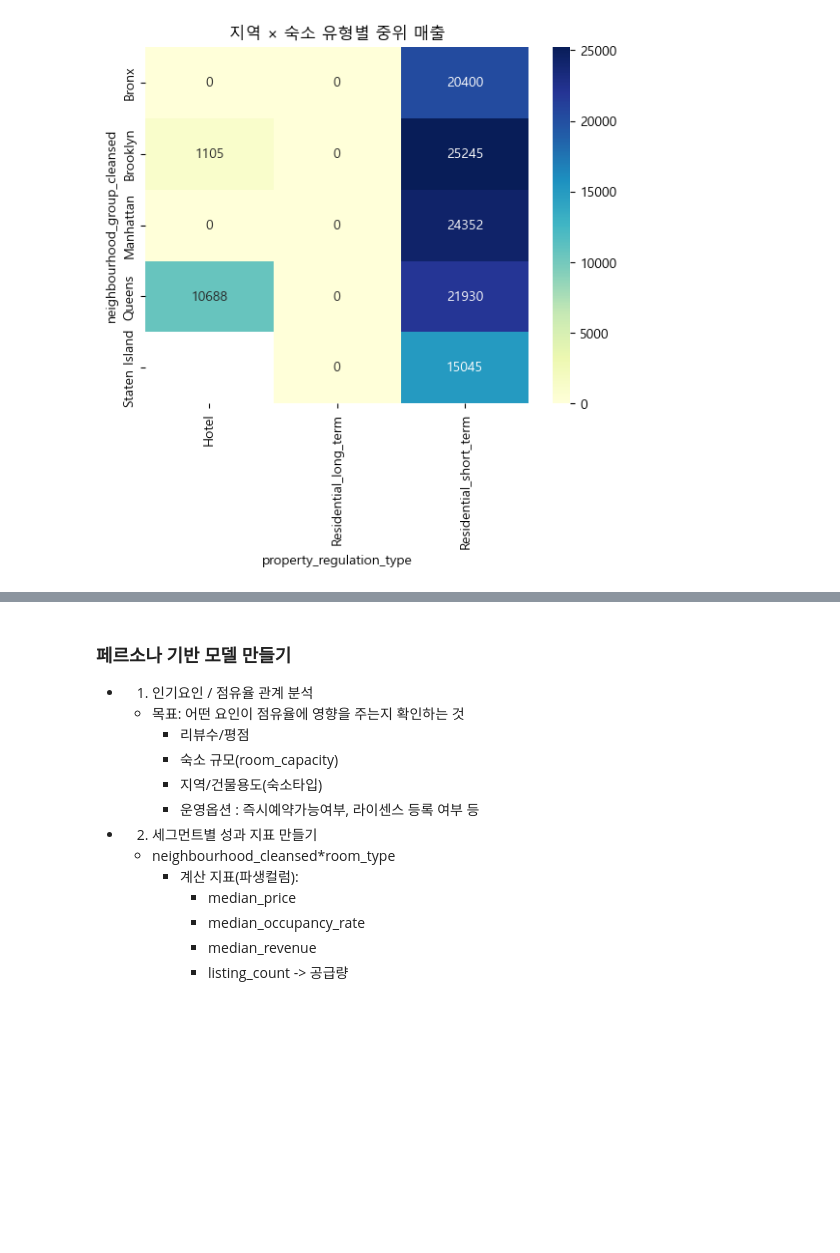
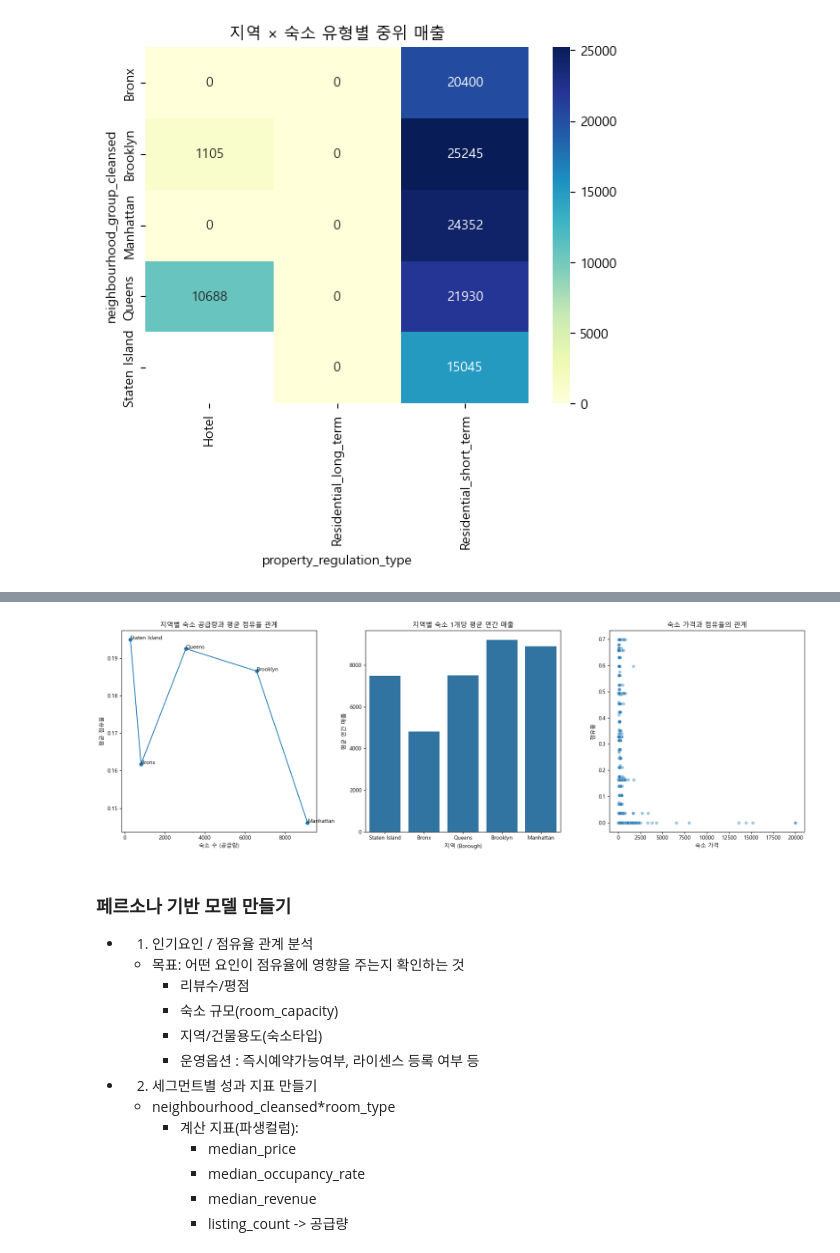
Before and after one commit to motimit/second_project, a Jupyter notebook: Chanhui_EDA/final_preproceed.ipynb, the cells around one changed output, grey strips where cells are left out. Cells and saved outputs as stored; diff of their text form; code cells hidden in the pictures; blank space fills up the shorter version.

```diff
--- a/Chanhui_EDA/final_preproceed.ipynb
+++ b/Chanhui_EDA/final_preproceed.ipynb
@@ -237,3 +271,91 @@ plt.show()
+# %%
+# =====================================================
+# 1. Library
+# =====================================================
+import matplotlib.pyplot as plt
+import seaborn as sns
+
+# =====================================================
+# 2. Borough Summary 생성
+# =====================================================
+borough_summary = df.groupby("neighbourhood_group_cleansed").agg(
+    listings=("name", "count"),
+    avg_occupancy=("occupancy_rate", "mean"),
+    avg_revenue=("estimated_revenue_l365d", "mean")
+).reset_index()
+
+# listings 기준 정렬 (선그래프 보기 좋게)
+borough_summary = borough_summary.sort_values("listings")
+
+
+# =====================================================
+# 3. 그래프 한번에 출력
+# =====================================================
+fig, axes = plt.subplots(1, 3, figsize=(18,6))
+
+
+# -----------------------------------------------------
+# 1️⃣ 숙소 공급 vs 점유율
+# -----------------------------------------------------
+axes[0].plot(
+    borough_summary["listings"],
+    borough_summary["avg_occupancy"],
+    marker='o'
+)
+
+for i in range(len(borough_summary)):
+    axes[0].text(
+        borough_summary["listings"].iloc[i],
+        borough_summary["avg_occupancy"].iloc[i],
+        borough_summary["neighbourhood_group_cleansed"].iloc[i],
+        fontsize=10
+    )
+
+axes[0].set_title("지역별 숙소 공급량과 평균 점유율 관계")
+axes[0].set_xlabel("숙소 수 (공급량)")
+axes[0].set_ylabel("평균 점유율")
+
+
+# -----------------------------------------------------
+# 2️⃣ 지역별 평균 연간 매출
+# -----------------------------------------------------
+sns.barplot(
+    data=borough_summary,
+    x="neighbourhood_group_cleansed",
+    y="avg_revenue",
+    ax=axes[1]
+)
+
+axes[1].set_title("지역별 숙소 1개당 평균 연간 매출")
+axes[1].set_xlabel("지역 (Borough)")
+axes[1].set_ylabel("평균 연간 매출")
+
+
+# -----------------------------------------------------
+# 3️⃣ 가격 vs 점유율
+# -----------------------------------------------------
+sample_df = df.sample(5000)
+
+sns.scatterplot(
+    data=sample_df,
+    x="price",
+    y="occupancy_rate",
+    alpha=0.4,
+    ax=axes[2]
+)
+
+axes[2].set_title("숙소 가격과 점유율의 관계")
+axes[2].set_xlabel("숙소 가격")
+axes[2].set_ylabel("점유율")
+
+
+# =====================================================
+# 4. Layout
+# =====================================================
+plt.tight_layout()
+plt.show()
+# %% [output]
+[figure, added]
 # %% [markdown]
 ### 페르소나 기반 모델 만들기
 - 1. 인기요인 / 점유율 관계 분석
```
Also changed, not shown: parts of 2 cells of this notebook, 1 other file.
